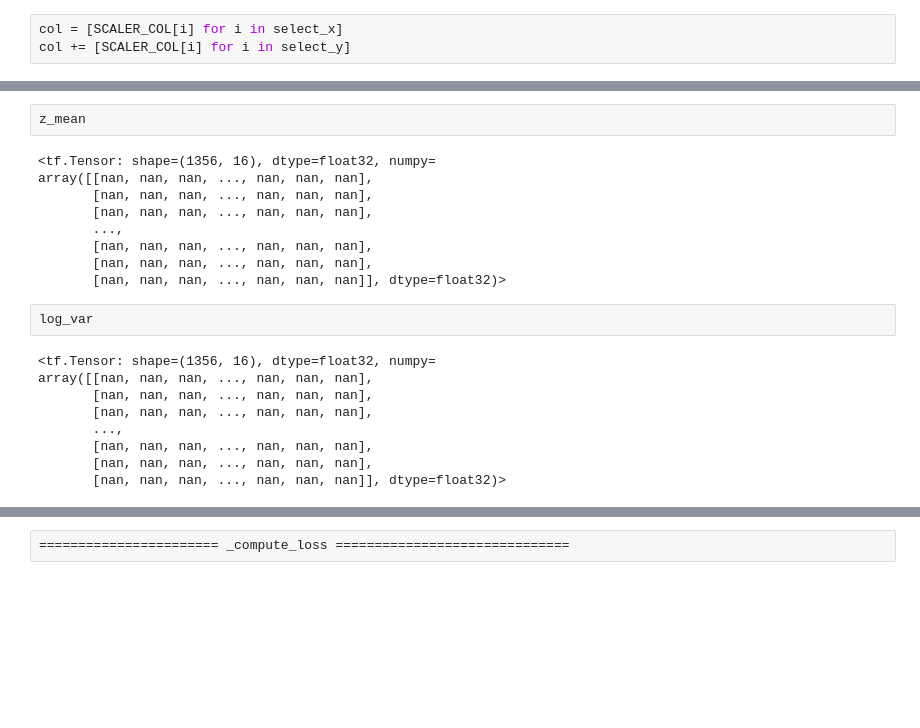
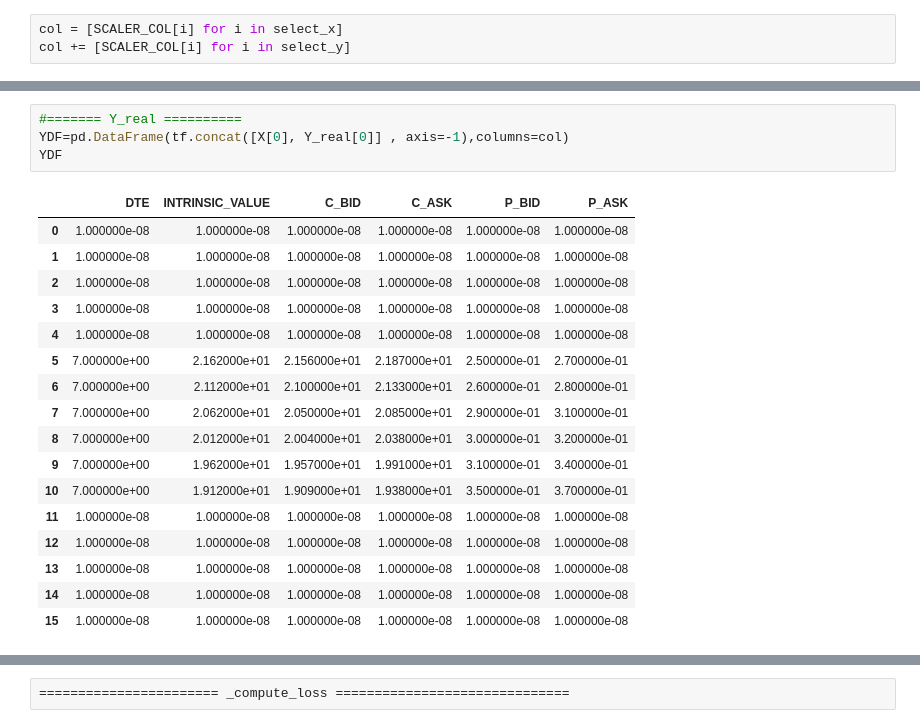
Before and after one commit to Markram-WS/OptionsPriceModel, a Jupyter notebook: VAE.modelV1.ipynb, the cells around one changed output, grey strips where cells are left out. Cells and saved outputs as stored; diff of their text form; blank space fills up the shorter version.

```diff
--- a/VAE.modelV1.ipynb
+++ b/VAE.modelV1.ipynb
@@ -305,22 +347,22 @@ NameError: name 'Y_real' is not defined
-# %%
-z_mean
-# %% [output]
-<tf.Tensor: shape=(1356, 16), dtype=float32, numpy=
-array([[nan, nan, nan, ..., nan, nan, nan],
-       [nan, nan, nan, ..., nan, nan, nan],
-       [nan, nan, nan, ..., nan, nan, nan],
-       ...,
-       [nan, nan, nan, ..., nan, nan, nan],
-       [nan, nan, nan, ..., nan, nan, nan],
-       [nan, nan, nan, ..., nan, nan, nan]], dtype=float32)>
-# %%
-log_var
-# %% [output]
-<tf.Tensor: shape=(1356, 16), dtype=float32, numpy=
-array([[nan, nan, nan, ..., nan, nan, nan],
-       [nan, nan, nan, ..., nan, nan, nan],
-       [nan, nan, nan, ..., nan, nan, nan],
-       ...,
-       [nan, nan, nan, ..., nan, nan, nan],
-       [nan, nan, nan, ..., nan, nan, nan],
-       [nan, nan, nan, ..., nan, nan, nan]], dtype=float32)>
+# %%
+#======= Y_real ==========
+YDF=pd.DataFrame(tf.concat([X[0], Y_real[0]] , axis=-1),columns=col)
+YDF
+# %% [output]
+|  | DTE | INTRINSIC_VALUE | C_BID | C_ASK | P_BID | P_ASK |
+| 0 | 1.000000e-08 | 1.000000e-08 | 1.000000e-08 | 1.000000e-08 | 1.000000e-08 | 1.000000e-08 |
+| 1 | 1.000000e-08 | 1.000000e-08 | 1.000000e-08 | 1.000000e-08 | 1.000000e-08 | 1.000000e-08 |
+| 2 | 1.000000e-08 | 1.000000e-08 | 1.000000e-08 | 1.000000e-08 | 1.000000e-08 | 1.000000e-08 |
+| 3 | 1.000000e-08 | 1.000000e-08 | 1.000000e-08 | 1.000000e-08 | 1.000000e-08 | 1.000000e-08 |
+| 4 | 1.000000e-08 | 1.000000e-08 | 1.000000e-08 | 1.000000e-08 | 1.000000e-08 | 1.000000e-08 |
+| 5 | 7.000000e+00 | 2.162000e+01 | 2.156000e+01 | 2.187000e+01 | 2.500000e-01 | 2.700000e-01 |
+| 6 | 7.000000e+00 | 2.112000e+01 | 2.100000e+01 | 2.133000e+01 | 2.600000e-01 | 2.800000e-01 |
+| 7 | 7.000000e+00 | 2.062000e+01 | 2.050000e+01 | 2.085000e+01 | 2.900000e-01 | 3.100000e-01 |
+| 8 | 7.000000e+00 | 2.012000e+01 | 2.004000e+01 | 2.038000e+01 | 3.000000e-01 | 3.200000e-01 |
+| 9 | 7.000000e+00 | 1.962000e+01 | 1.957000e+01 | 1.991000e+01 | 3.100000e-01 | 3.400000e-01 |
+| 10 | 7.000000e+00 | 1.912000e+01 | 1.909000e+01 | 1.938000e+01 | 3.500000e-01 | 3.700000e-01 |
+| 11 | 1.000000e-08 | 1.000000e-08 | 1.000000e-08 | 1.000000e-08 | 1.000000e-08 | 1.000000e-08 |
+| 12 | 1.000000e-08 | 1.000000e-08 | 1.000000e-08 | 1.000000e-08 | 1.000000e-08 | 1.000000e-08 |
+| 13 | 1.000000e-08 | 1.000000e-08 | 1.000000e-08 | 1.000000e-08 | 1.000000e-08 | 1.000000e-08 |
+| 14 | 1.000000e-08 | 1.000000e-08 | 1.000000e-08 | 1.000000e-08 | 1.000000e-08 | 1.000000e-08 |
+| 15 | 1.000000e-08 | 1.000000e-08 | 1.000000e-08 | 1.000000e-08 | 1.000000e-08 | 1.000000e-08 |
```
Also changed, not shown: parts of 13 cells of this notebook, 3 other files.
